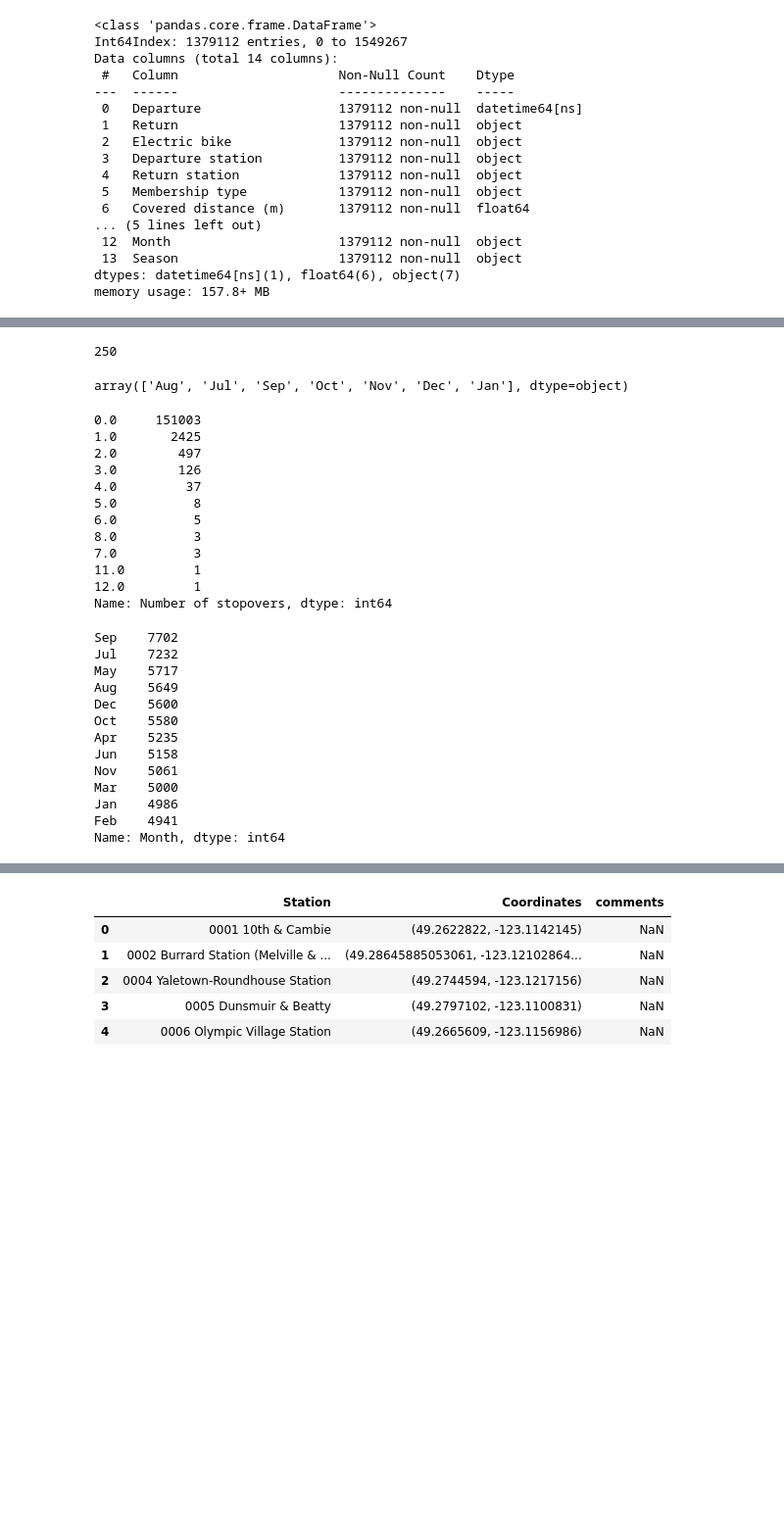
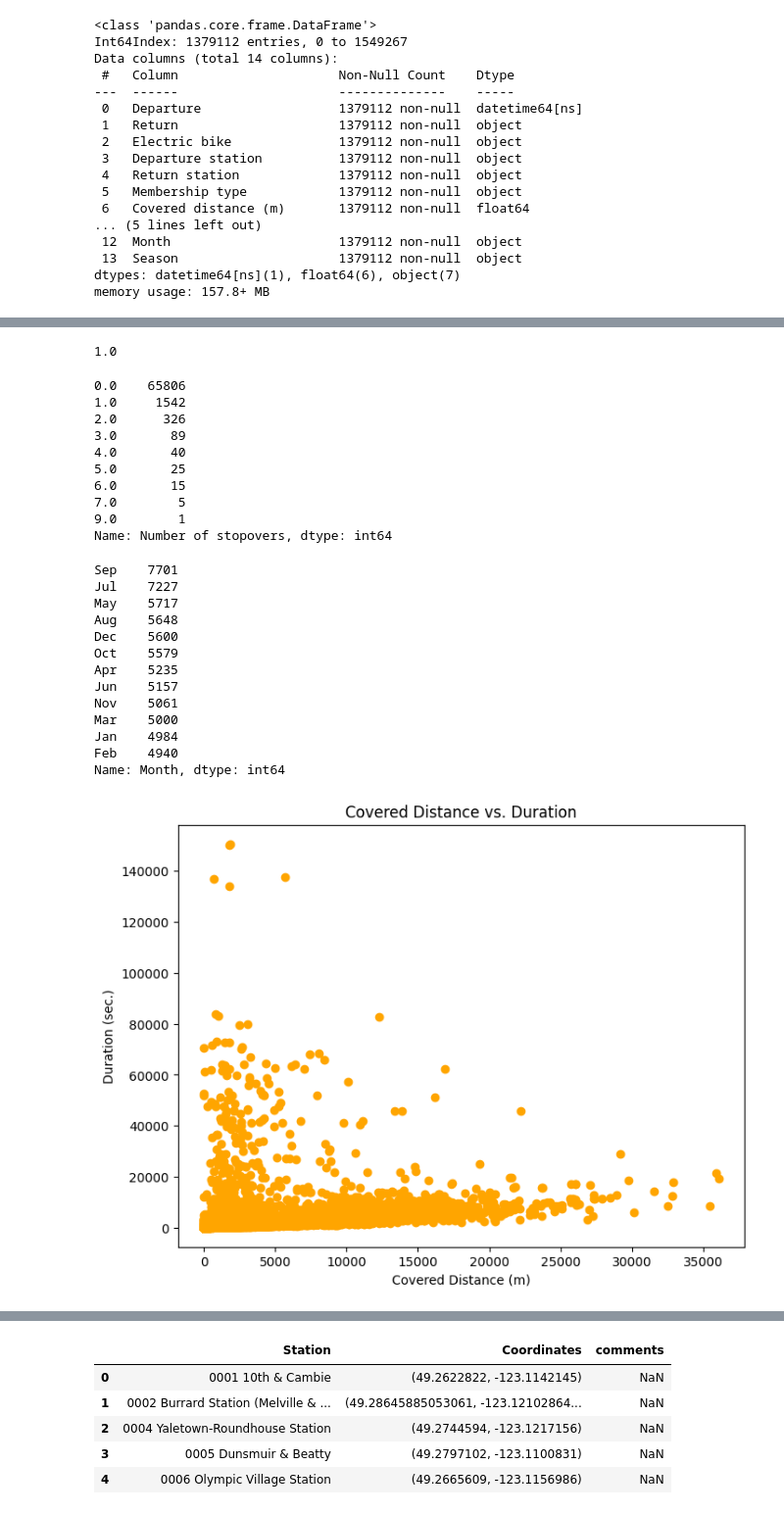
Before and after one commit to nccoutinho/CycleSync-Dashboard, a Jupyter notebook: bikeshare_dashboard/Untitled.ipynb, the cells around one changed output, grey strips where cells are left out. Shown at 98% size. Cells and saved outputs as stored; diff of their text form; code cells hidden in the pictures; blank space fills up the shorter version.

```diff
--- a/bikeshare_dashboard/Untitled.ipynb
+++ b/bikeshare_dashboard/Untitled.ipynb
@@ -417,7 +417,9 @@ combined_df['Month'] = combined_df['Departure'].dt.month
 combined_df['Month'] = combined_df['Month'].apply(lambda x: calendar.month_abbr[x])
 
 # Remove rows with negative duration
-combined_df = combined_df[combined_df['Duration (sec.)'] >= 0]
+combined_df = combined_df[combined_df['Duration (sec.)'] > 0]
+combined_df = combined_df[combined_df['Covered distance (m)'] < combined_df['Covered distance (m)'].max()]
+combined_df = combined_df[combined_df['Covered distance (m)'] > combined_df['Covered distance (m)'].min()]
 
 # Data cleaning
 combined_df.loc[combined_df['Departure station'].str.startswith('0099'), 'Departure station'] = "0099 šxʷƛ̓ənəq Xwtl'e7énḵ Square - Vancouver Art Gallery North Plaza"
@@ -487,41 +489,49 @@ Data columns (total 13 columns):
 dtypes: datetime64[ns](1), float64(6), object(6)
 memory usage: 7.2+ MB
 # %%
-len(combined_df['Return station'].unique())
+combined_df['Covered distance (m)'].min()
 # %% [output]
-250
+1.0
 # %%
-combined_df['Month'].unique()
+combined_df = combined_df[combined_df['Covered distance (m)'] > combined_df['Covered distance (m)'].min()]
-# %% [output]
-array(['Aug', 'Jul', 'Sep', 'Oct', 'Nov', 'Dec', 'Jan'], dtype=object)
 # %%
 combined_df['Number of stopovers'].value_counts()
 # %% [output]
-0.0     151003
-1.0       2425
-2.0        497
-3.0        126
-4.0         37
-5.0          8
-6.0          5
-8.0          3
-7.0          3
-11.0         1
-12.0         1
+0.0    65806
+1.0     1542
+2.0      326
+3.0       89
+4.0       40
+5.0       25
+6.0       15
+7.0        5
+9.0        1
 Name: Number of stopovers, dtype: int64
 # %%
 combined_df['Month'].value_counts()
 # %% [output]
-Sep    7702
-Jul    7232
+Sep    7701
+Jul    7227
 May    5717
-Aug    5649
+Aug    5648
 Dec    5600
-Oct    5580
+Oct    5579
 Apr    5235
-Jun    5158
+Jun    5157
 Nov    5061
 Mar    5000
-Jan    4986
-Feb    4941
+Jan    4984
+Feb    4940
 Name: Month, dtype: int64
+# %%
+import matplotlib.pyplot as plt
+
+# Scatter Plot of Covered Distance vs. Duration
+plt.figure(figsize=(8, 6))
+plt.scatter(combined_df['Covered distance (m)'], combined_df['Duration (sec.)'], color='orange')
+plt.title('Covered Distance vs. Duration')
+plt.xlabel('Covered Distance (m)')
+plt.ylabel('Duration (sec.)')
+plt.show()
+# %% [output]
+[figure, added]
```
Also changed, not shown: parts of 3 cells of this notebook.
